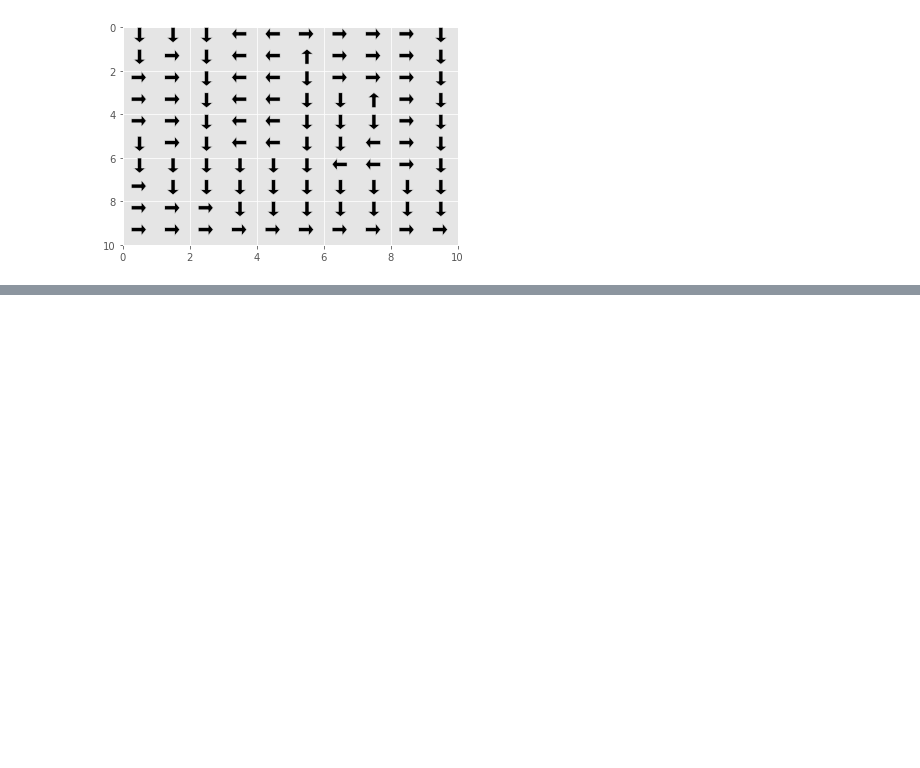
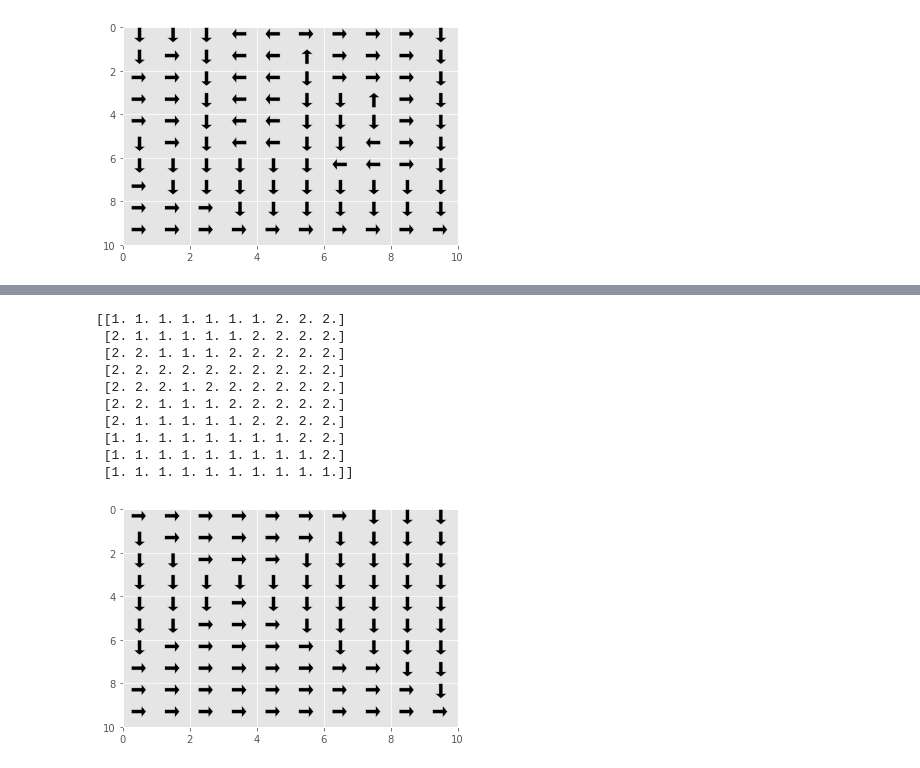
Before and after one commit to CallMeDDL/EE232E_Networks, a Jupyter notebook: project3/proj3_part1.ipynb, the cells around one changed output, grey strips where cells are left out. Saved outputs shown, nothing was run; the diff lists cells and outputs as text; code cells hidden in the pictures; blank space fills up the shorter version.

```diff
--- a/project3/proj3_part1.ipynb
+++ b/project3/proj3_part1.ipynb
@@ -488,0 +653,15 @@ plot_opt_policy(ext_PI)
+# %%
+optimal_action = get_opt_policy(state_value, rewards_extracted[max_acc_index], trans_prob_matrix, 0.8)
+plot_opt_policy(optimal_action)
+# %% [output]
+[[1. 1. 1. 1. 1. 1. 1. 2. 2. 2.]
+ [2. 1. 1. 1. 1. 1. 2. 2. 2. 2.]
+ [2. 2. 1. 1. 1. 2. 2. 2. 2. 2.]
+ [2. 2. 2. 2. 2. 2. 2. 2. 2. 2.]
+ [2. 2. 2. 1. 2. 2. 2. 2. 2. 2.]
+ [2. 2. 1. 1. 1. 2. 2. 2. 2. 2.]
+ [2. 1. 1. 1. 1. 1. 2. 2. 2. 2.]
+ [1. 1. 1. 1. 1. 1. 1. 1. 2. 2.]
+ [1. 1. 1. 1. 1. 1. 1. 1. 1. 2.]
+ [1. 1. 1. 1. 1. 1. 1. 1. 1. 1.]]
+[figure, added]
```
Also changed, not shown: parts of 24 cells of this notebook, 1 other file.
